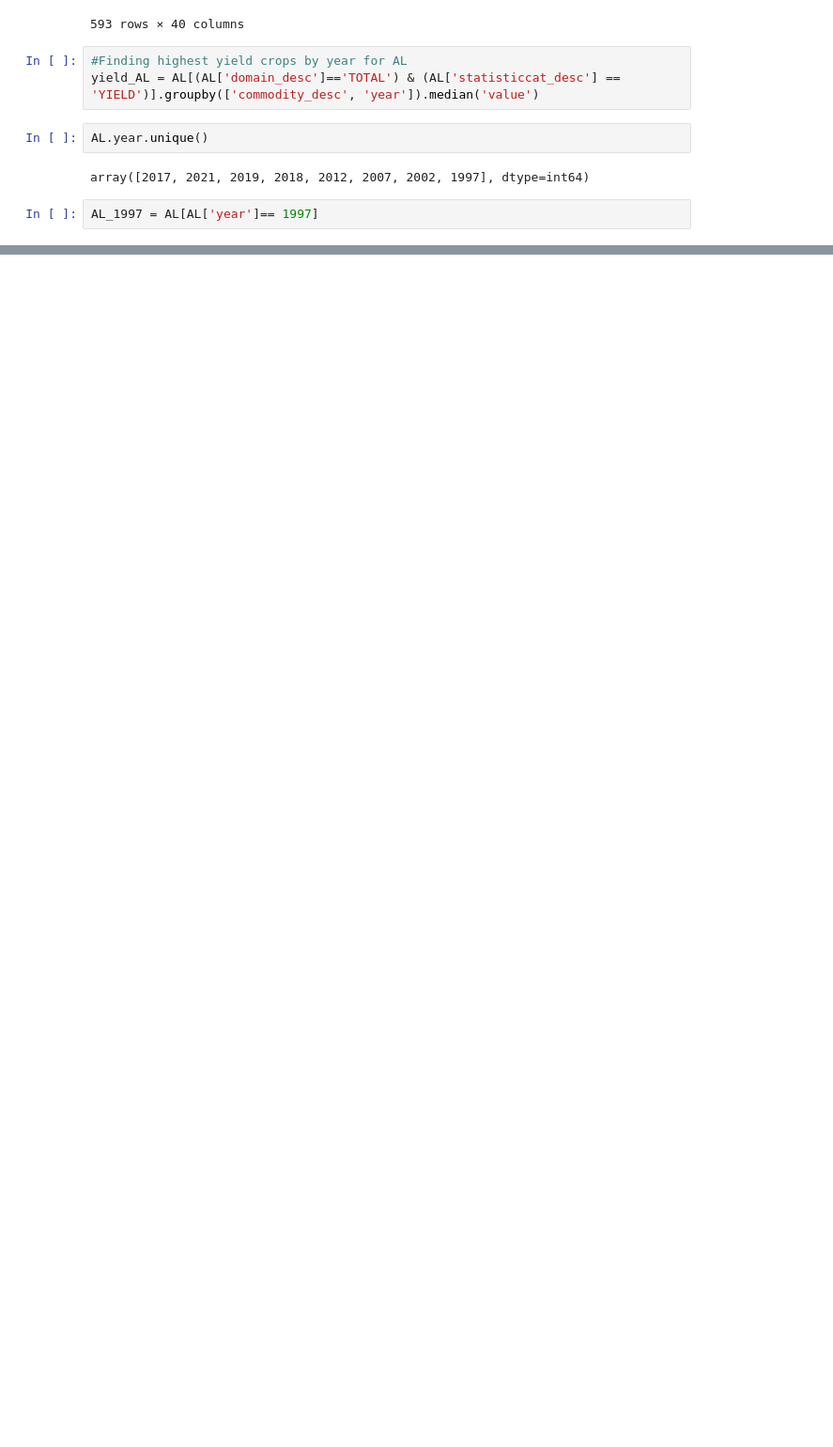
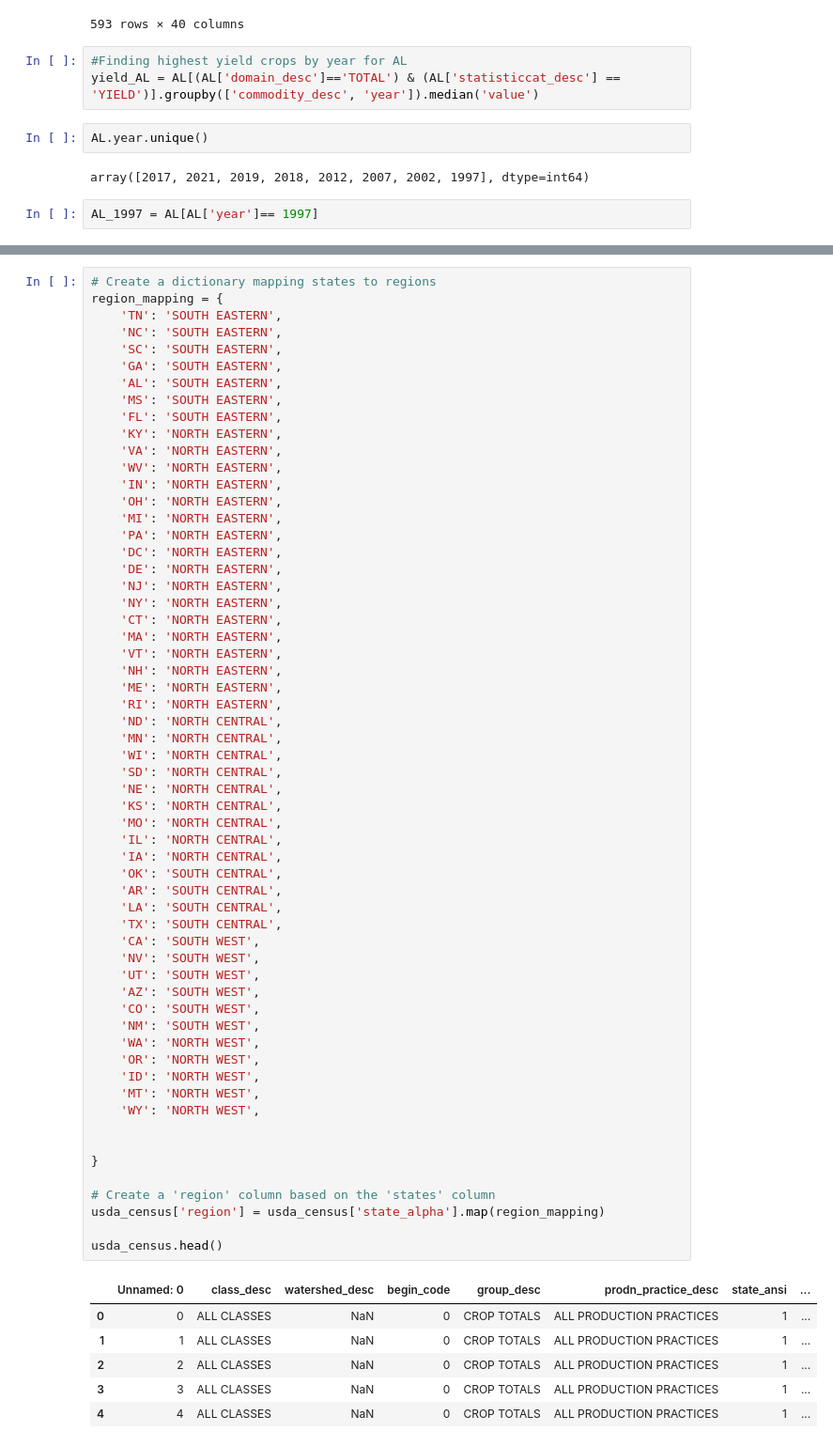
Before and after one commit to CaitlinC91/USDACENSUS_Capstone, a Jupyter notebook: notebooks/usda.ipynb, the cells around one changed output, grey strips where cells are left out. Shown at 94% size. Saved outputs shown, nothing was run; the diff lists cells and outputs as text; blank space fills up the shorter version.

```diff
--- a/notebooks/usda.ipynb
+++ b/notebooks/usda.ipynb
@@ -423,3 +420,69 @@ print('\nCSV String:\n', 'yield_usda_census_csv')
 # %% [output]
 CSV String:
  yield_usda_census_csv
+# %%
+# Create a dictionary mapping states to regions
+region_mapping = {
+    'TN': 'SOUTH EASTERN',
+    'NC': 'SOUTH EASTERN',
+    'SC': 'SOUTH EASTERN',
+    'GA': 'SOUTH EASTERN',
+    'AL': 'SOUTH EASTERN',
+    'MS': 'SOUTH EASTERN',
+    'FL': 'SOUTH EASTERN',
+    'KY': 'NORTH EASTERN',
+    'VA': 'NORTH EASTERN',
+    'WV': 'NORTH EASTERN',
+    'IN': 'NORTH EASTERN',
+    'OH': 'NORTH EASTERN',
+    'MI': 'NORTH EASTERN',
+    'PA': 'NORTH EASTERN',
+    'DC': 'NORTH EASTERN',
+    'DE': 'NORTH EASTERN',
+    'NJ': 'NORTH EASTERN',
+    'NY': 'NORTH EASTERN',
+    'CT': 'NORTH EASTERN',
+    'MA': 'NORTH EASTERN',
+    'VT': 'NORTH EASTERN',
+    'NH': 'NORTH EASTERN',
+    'ME': 'NORTH EASTERN',
+    'RI': 'NORTH EASTERN',
+    'ND': 'NORTH CENTRAL',
+    'MN': 'NORTH CENTRAL',
+    'WI': 'NORTH CENTRAL',
+    'SD': 'NORTH CENTRAL',
+    'NE': 'NORTH CENTRAL',
+    'KS': 'NORTH CENTRAL',
+    'MO': 'NORTH CENTRAL',
+    'IL': 'NORTH CENTRAL',
+    'IA': 'NORTH CENTRAL',
+    'OK': 'SOUTH CENTRAL',
+    'AR': 'SOUTH CENTRAL',
+    'LA': 'SOUTH CENTRAL',
+    'TX': 'SOUTH CENTRAL',
+    'CA': 'SOUTH WEST',
+    'NV': 'SOUTH WEST',
+    'UT': 'SOUTH WEST',
+    'AZ': 'SOUTH WEST',
+    'CO': 'SOUTH WEST',
+    'NM': 'SOUTH WEST',
+    'WA': 'NORTH WEST',
+    'OR': 'NORTH WEST',
+    'ID': 'NORTH WEST',
+    'MT': 'NORTH WEST',
+    'WY': 'NORTH WEST',
+
+
+}
+
+# Create a 'region' column based on the 'states' column
+usda_census['region'] = usda_census['state_alpha'].map(region_mapping)
+
+usda_census.head()
+# %% [output]
+|  | Unnamed: 0 | class_desc | watershed_desc | begin_code | group_desc | prodn_practice_desc | state_ansi | ... |
+| 0 | 0 | ALL CLASSES | NaN | 0 | CROP TOTALS | ALL PRODUCTION PRACTICES | 1 | ... |
+| 1 | 1 | ALL CLASSES | NaN | 0 | CROP TOTALS | ALL PRODUCTION PRACTICES | 1 | ... |
+| 2 | 2 | ALL CLASSES | NaN | 0 | CROP TOTALS | ALL PRODUCTION PRACTICES | 1 | ... |
+| 3 | 3 | ALL CLASSES | NaN | 0 | CROP TOTALS | ALL PRODUCTION PRACTICES | 1 | ... |
+| 4 | 4 | ALL CLASSES | NaN | 0 | CROP TOTALS | ALL PRODUCTION PRACTICES | 1 | ... |
```
Also changed, not shown: parts of 6 cells of this notebook, 1 other file.
